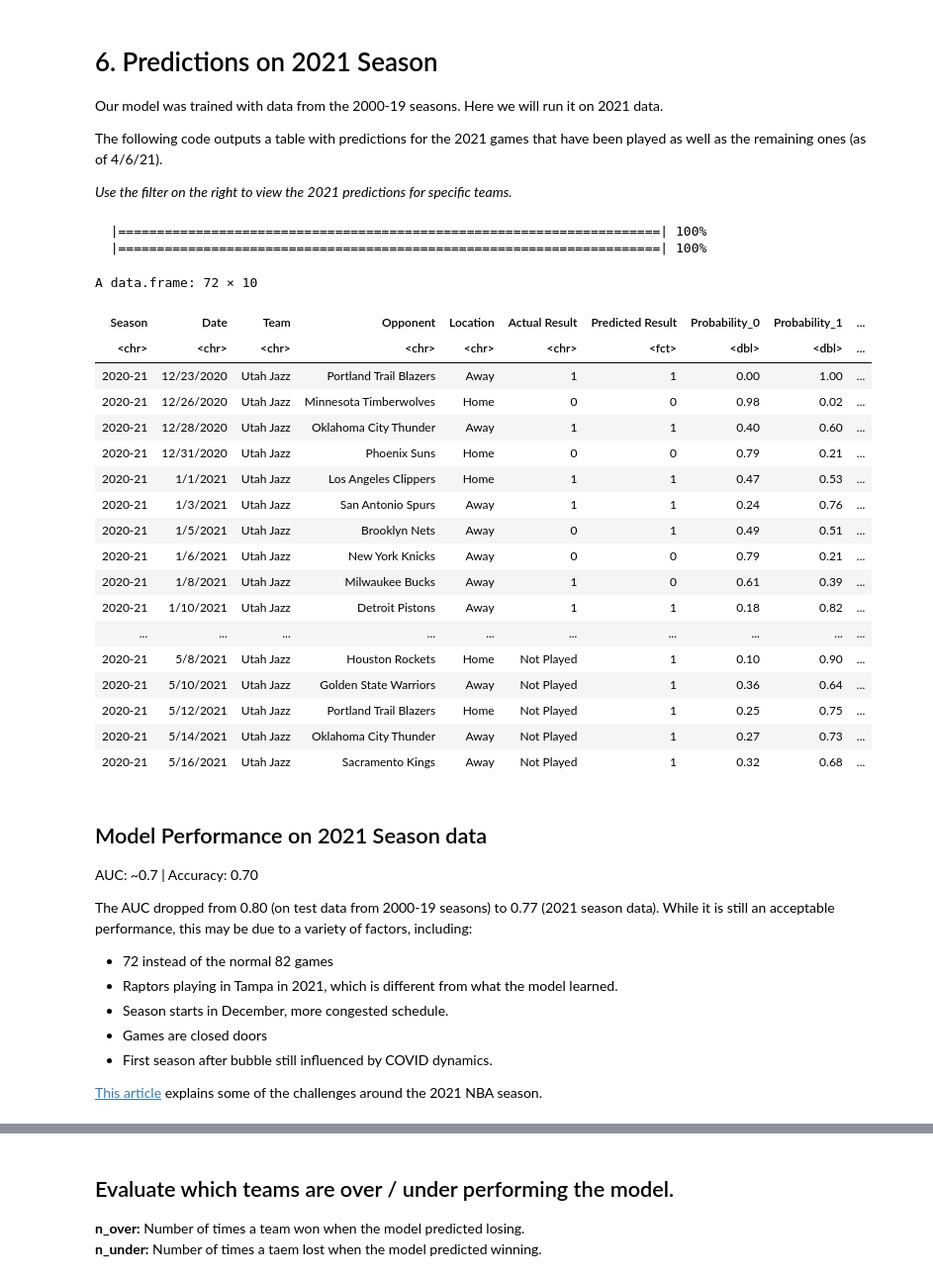
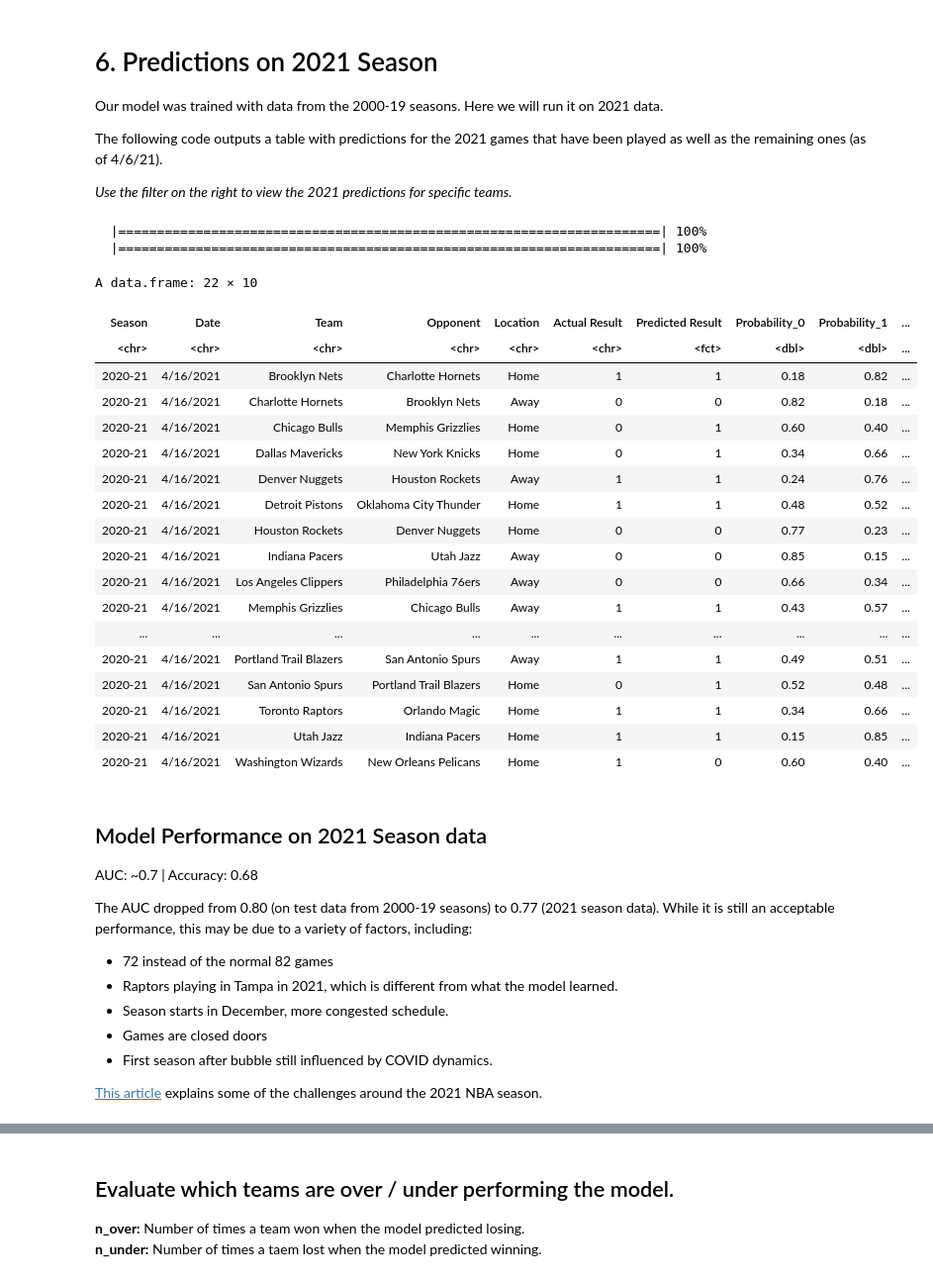
Before and after one commit to josedv82/NBA_Schedule_XGBoost_Classifier, a Jupyter notebook: NBA_Schedule_xgboost.ipynb, the cells around one changed output, grey strips where cells are left out. Shown at 99% size. Saved outputs shown, nothing was run; the diff lists cells and outputs as text; code cells hidden in the pictures.

```diff
--- a/NBA_Schedule_xgboost.ipynb
+++ b/NBA_Schedule_xgboost.ipynb
@@ -344,7 +403,7 @@ The following code outputs a table with predictions for the 2021 games that have
 Team1 <- "Utah Jazz" #@param ["Atlanta Hawks", "Boston Celtics", "Brooklyn Nets", "Charlotte Hornets", "Chicago Bulls", "Cleveland Cavaliers", "Dallas Mavericks", "Denver Nuggets", "Detroit Pistons", "Golden State Warriors", "Houston Rockets", "Indiana Pacers", "Los Angeles Clippers", "Los Angeles Lakers", "Memphis Grizzlies", "Miami Heat", "Milwaukee Bucks", "Minnesota Timberwolves", "New Orleans Pelicans", "New York Knicks", "Oklahoma City Thunder", "Orlando Magic", "Philadelphia 76ers", "Phoenix Suns", "Portland Trail Blazers", "Sacramento Kings", "San Antonio Spurs", "Toronto Raptors", "Utah Jazz", "Washington Wizards"]
 
 #load 2021 season data downloaded from Airball package
-dat21 <- read.csv("https://www.dropbox.com/s/72qx6zvp8ieak25/data_nba_sche_2021.csv?dl=1") %>% mutate(ID = row_number())
+dat21 <- read.csv("https://www.dropbox.com/s/inp4twxpo2jq8ox/data_nba_sche_2021.csv?dl=1") %>% mutate(ID = row_number())
 
 #remove columns not used for modeling
 dat21_mod <- dat21 %>% select(-Season, -Team, -Opponent, -Date, -G11, -G13, -G15, -G17, -G19, -G21, -Opp_G11, -Opp_G13, -Opp_G15, -Opp_G17, -Opp_G19, -Opp_G21)
@@ -354,56 +413,56 @@ h_dat21_mod <- suppressWarnings(as.h2o(dat21_mod))
 # Generate predictions on unseen data
 pred21 <- h2o.predict(mod_xgb, newdata = h_dat21_mod)
 
 # add games columns fro daw data set to predictions
 preds21 <- as.data.frame(pred21) %>%
 mutate(ID = row_number()) %>%
 select(ID, `Predicted Result` = predict, `Probability_0` = p0, `Probability_1` = p1)
 
 test_dat <- dat21 %>%
 select(Season, Date, Team, Opponent, Location, `Actual Result` = Result) %>%
 mutate(Location = ifelse(Location == 0, "Home", "Away")) %>%
 mutate(ID = row_number())
 
 tab <- full_join(test_dat, preds21, by = "ID") %>%
 select(-ID) %>%
 mutate(Guess = ifelse(`Actual Result` == `Predicted Result`, "Correct", "Wrong"),
        Probability_0 = round(Probability_0, 2),
        Probability_1 = round(Probability_1, 2)) %>%
 mutate(`Actual Result` = ifelse(is.na(`Actual Result`), "Not Played", `Actual Result`)) %>%
 mutate(Guess = ifelse(is.na(Guess), "?", Guess))
 
 
 # Output final table by team
-tab %>% filter(Team == Team1)
+#tab %>% filter(Team == Team1)
 
 # or by date
-#tab %>% filter(Date == "4/15/2021")
+tab %>% filter(Date == "4/16/2021")
 # %% [output]
   |======================================================================| 100%
   |======================================================================| 100%
-A data.frame: 72 × 10
+A data.frame: 22 × 10
 | Season | Date | Team | Opponent | Location | Actual Result | Predicted Result | Probability_0 | Probability_1 | ... |
 | <chr> | <chr> | <chr> | <chr> | <chr> | <chr> | <fct> | <dbl> | <dbl> | ... |
-| 2020-21 | 12/23/2020 | Utah Jazz | Portland Trail Blazers | Away | 1 | 1 | 0.00 | 1.00 | ... |
-| 2020-21 | 12/26/2020 | Utah Jazz | Minnesota Timberwolves | Home | 0 | 0 | 0.98 | 0.02 | ... |
-| 2020-21 | 12/28/2020 | Utah Jazz | Oklahoma City Thunder | Away | 1 | 1 | 0.40 | 0.60 | ... |
-| 2020-21 | 12/31/2020 | Utah Jazz | Phoenix Suns | Home | 0 | 0 | 0.79 | 0.21 | ... |
-| 2020-21 | 1/1/2021 | Utah Jazz | Los Angeles Clippers | Home | 1 | 1 | 0.47 | 0.53 | ... |
-| 2020-21 | 1/3/2021 | Utah Jazz | San Antonio Spurs | Away | 1 | 1 | 0.24 | 0.76 | ... |
-| 2020-21 | 1/5/2021 | Utah Jazz | Brooklyn Nets | Away | 0 | 1 | 0.49 | 0.51 | ... |
-| 2020-21 | 1/6/2021 | Utah Jazz | New York Knicks | Away | 0 | 0 | 0.79 | 0.21 | ... |
-| 2020-21 | 1/8/2021 | Utah Jazz | Milwaukee Bucks | Away | 1 | 0 | 0.61 | 0.39 | ... |
-| 2020-21 | 1/10/2021 | Utah Jazz | Detroit Pistons | Away | 1 | 1 | 0.18 | 0.82 | ... |
+| 2020-21 | 4/16/2021 | Brooklyn Nets | Charlotte Hornets | Home | 1 | 1 | 0.18 | 0.82 | ... |
+| 2020-21 | 4/16/2021 | Charlotte Hornets | Brooklyn Nets | Away | 0 | 0 | 0.82 | 0.18 | ... |
+| 2020-21 | 4/16/2021 | Chicago Bulls | Memphis Grizzlies | Home | 0 | 1 | 0.60 | 0.40 | ... |
+| 2020-21 | 4/16/2021 | Dallas Mavericks | New York Knicks | Home | 0 | 1 | 0.34 | 0.66 | ... |
+| 2020-21 | 4/16/2021 | Denver Nuggets | Houston Rockets | Away | 1 | 1 | 0.24 | 0.76 | ... |
+| 2020-21 | 4/16/2021 | Detroit Pistons | Oklahoma City Thunder | Home | 1 | 1 | 0.48 | 0.52 | ... |
+| 2020-21 | 4/16/2021 | Houston Rockets | Denver Nuggets | Home | 0 | 0 | 0.77 | 0.23 | ... |
+| 2020-21 | 4/16/2021 | Indiana Pacers | Utah Jazz | Away | 0 | 0 | 0.85 | 0.15 | ... |
+| 2020-21 | 4/16/2021 | Los Angeles Clippers | Philadelphia 76ers | Away | 0 | 0 | 0.66 | 0.34 | ... |
+| 2020-21 | 4/16/2021 | Memphis Grizzlies | Chicago Bulls | Away | 1 | 1 | 0.43 | 0.57 | ... |
 | ... | ... | ... | ... | ... | ... | ... | ... | ... | ... |
-| 2020-21 | 5/8/2021 | Utah Jazz | Houston Rockets | Home | Not Played | 1 | 0.10 | 0.90 | ... |
-| 2020-21 | 5/10/2021 | Utah Jazz | Golden State Warriors | Away | Not Played | 1 | 0.36 | 0.64 | ... |
-| 2020-21 | 5/12/2021 | Utah Jazz | Portland Trail Blazers | Home | Not Played | 1 | 0.25 | 0.75 | ... |
-| 2020-21 | 5/14/2021 | Utah Jazz | Oklahoma City Thunder | Away | Not Played | 1 | 0.27 | 0.73 | ... |
-| 2020-21 | 5/16/2021 | Utah Jazz | Sacramento Kings | Away | Not Played | 1 | 0.32 | 0.68 | ... |
+| 2020-21 | 4/16/2021 | Portland Trail Blazers | San Antonio Spurs | Away | 1 | 1 | 0.49 | 0.51 | ... |
+| 2020-21 | 4/16/2021 | San Antonio Spurs | Portland Trail Blazers | Home | 0 | 1 | 0.52 | 0.48 | ... |
+| 2020-21 | 4/16/2021 | Toronto Raptors | Orlando Magic | Home | 1 | 1 | 0.34 | 0.66 | ... |
+| 2020-21 | 4/16/2021 | Utah Jazz | Indiana Pacers | Home | 1 | 1 | 0.15 | 0.85 | ... |
+| 2020-21 | 4/16/2021 | Washington Wizards | New Orleans Pelicans | Home | 1 | 0 | 0.60 | 0.40 | ... |
 # %% [markdown]
 ## Model Performance on 2021 Season data
 
-AUC: ~0.7 | Accuracy: 0.70
+AUC: ~0.7 | Accuracy: 0.68
 
 The AUC dropped from 0.80 (on test data from 2000-19 seasons) to 0.77 (2021 season data). While it is still an acceptable performance, this may be due to a variety of factors, including:
 
```
Also changed, not shown: parts of 11 cells of this notebook.
